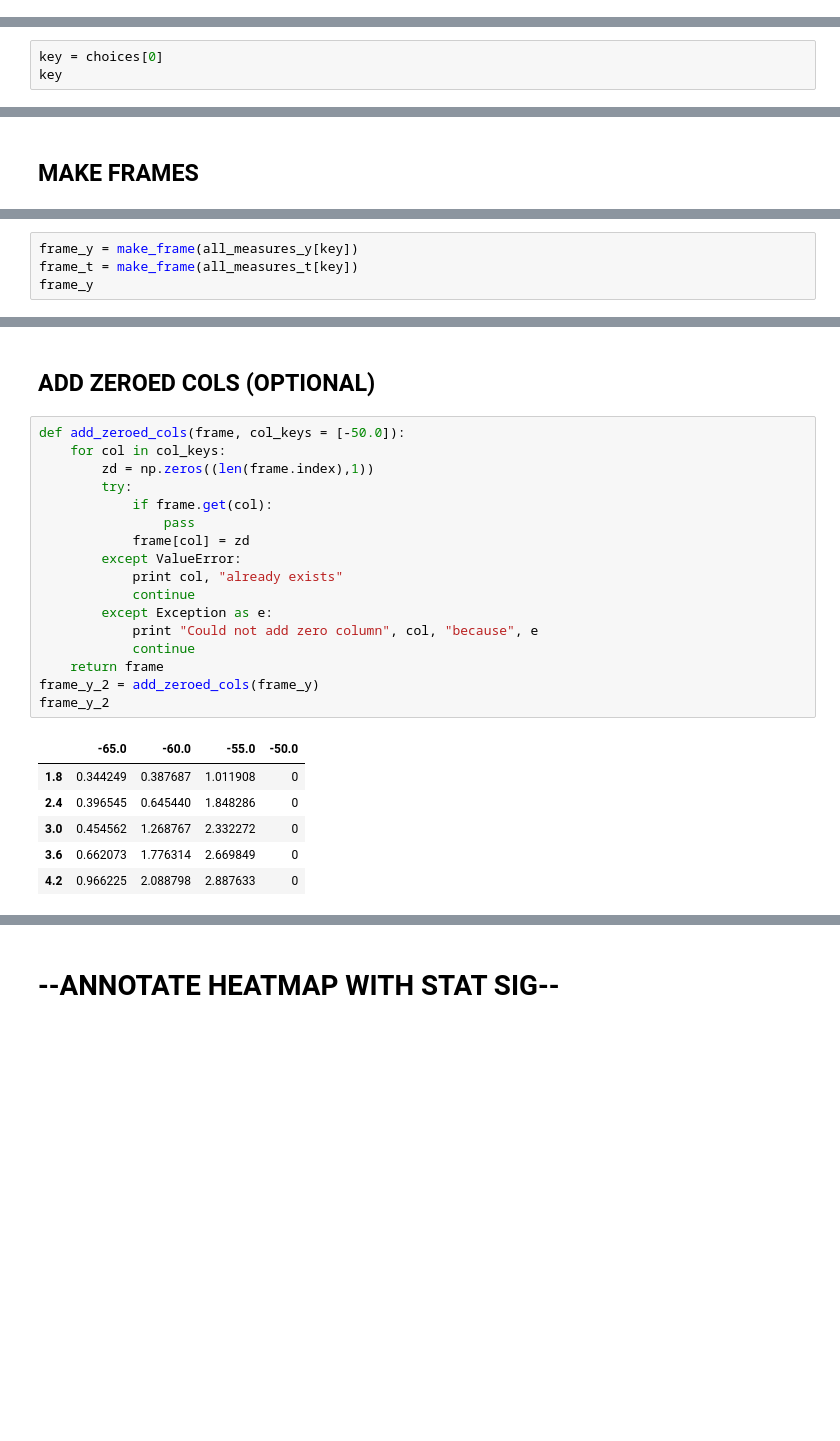
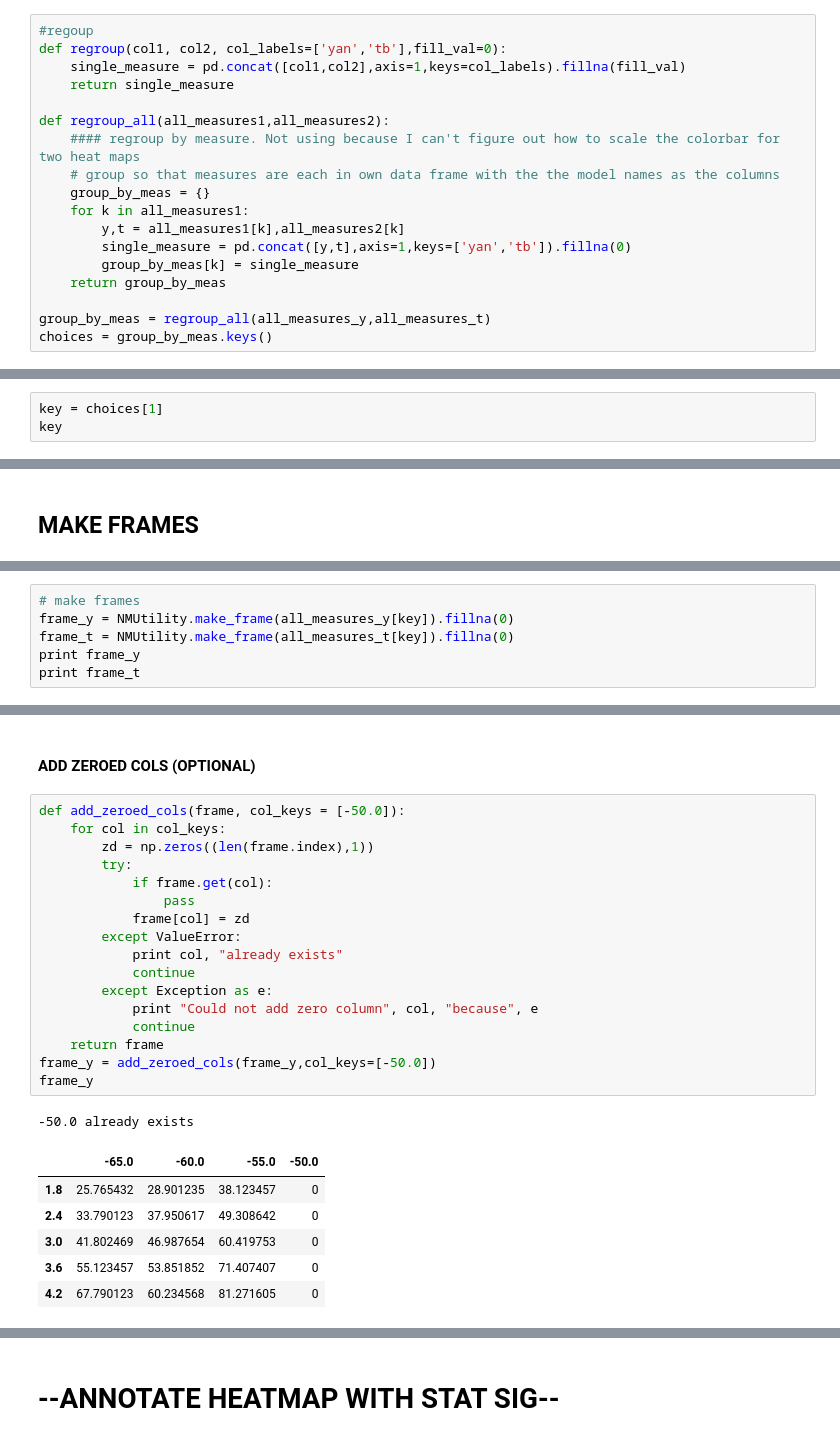
Before and after one commit to mfinemorris/NMProject, a Jupyter notebook: IPYNB/HeatMaps.ipynb, the cells around one changed output, grey strips where cells are left out. Cells and saved outputs as stored; diff of their text form; blank space fills up the shorter version.

Commit message:
HeatMaps.ipynb: reorganized notebook structure.

```diff
--- a/IPYNB/HeatMaps.ipynb
+++ b/IPYNB/HeatMaps.ipynb
@@ -72,3 +145,21 @@ all_measures_y
+# %%
+#regoup
+def regroup(col1, col2, col_labels=['yan','tb'],fill_val=0):
+    single_measure = pd.concat([col1,col2],axis=1,keys=col_labels).fillna(fill_val)
+    return single_measure
+
+def regroup_all(all_measures1,all_measures2):
+    #### regroup by measure. Not using because I can't figure out how to scale the colorbar for two heat maps
+    # group so that measures are each in own data frame with the the model names as the columns
+    group_by_meas = {}
+    for k in all_measures1:
+        y,t = all_measures1[k],all_measures2[k]
+        single_measure = pd.concat([y,t],axis=1,keys=['yan','tb']).fillna(0)
+        group_by_meas[k] = single_measure
+    return group_by_meas
+
+group_by_meas = regroup_all(all_measures_y,all_measures_t)
+choices = group_by_meas.keys()
 # %% [markdown]
 ## CHOOSE A MEASUREMENT
 # %%
@@ -85,4 +171,4 @@ Possible choices:
 # %%
-key = choices[0]
+key = choices[1]
 key
 # %% [output]
@@ -147,5 +178,7 @@ def make_frame(measurement, param_names=[]):
 # %%
-frame_y = make_frame(all_measures_y[key])
-frame_t = make_frame(all_measures_t[key])
-frame_y
+# make frames
+frame_y = NMUtility.make_frame(all_measures_y[key]).fillna(0)
+frame_t = NMUtility.make_frame(all_measures_t[key]).fillna(0)
+print frame_y
+print frame_t
 # %% [output]
@@ -158,26 +197,27 @@ frame_y
 # %% [markdown]
-## ADD ZEROED COLS (OPTIONAL)
+#### ADD ZEROED COLS (OPTIONAL)
 # %%
 def add_zeroed_cols(frame, col_keys = [-50.0]):
     for col in col_keys:
         zd = np.zeros((len(frame.index),1))
         try:
             if frame.get(col):
                 pass
             frame[col] = zd
         except ValueError:
             print col, "already exists"
             continue
         except Exception as e:
             print "Could not add zero column", col, "because", e
             continue
     return frame
-frame_y_2 = add_zeroed_cols(frame_y)
-frame_y_2
+frame_y = add_zeroed_cols(frame_y,col_keys=[-50.0])
+frame_y
 # %% [output]
+-50.0 already exists
 |  | -65.0 | -60.0 | -55.0 | -50.0 |
-| 1.8 | 0.344249 | 0.387687 | 1.011908 | 0 |
-| 2.4 | 0.396545 | 0.645440 | 1.848286 | 0 |
-| 3.0 | 0.454562 | 1.268767 | 2.332272 | 0 |
-| 3.6 | 0.662073 | 1.776314 | 2.669849 | 0 |
-| 4.2 | 0.966225 | 2.088798 | 2.887633 | 0 |
+| 1.8 | 25.765432 | 28.901235 | 38.123457 | 0 |
+| 2.4 | 33.790123 | 37.950617 | 49.308642 | 0 |
+| 3.0 | 41.802469 | 46.987654 | 60.419753 | 0 |
+| 3.6 | 55.123457 | 53.851852 | 71.407407 | 0 |
+| 4.2 | 67.790123 | 60.234568 | 81.271605 | 0 |
```
Also changed, not shown: parts of 44 cells of this notebook.
